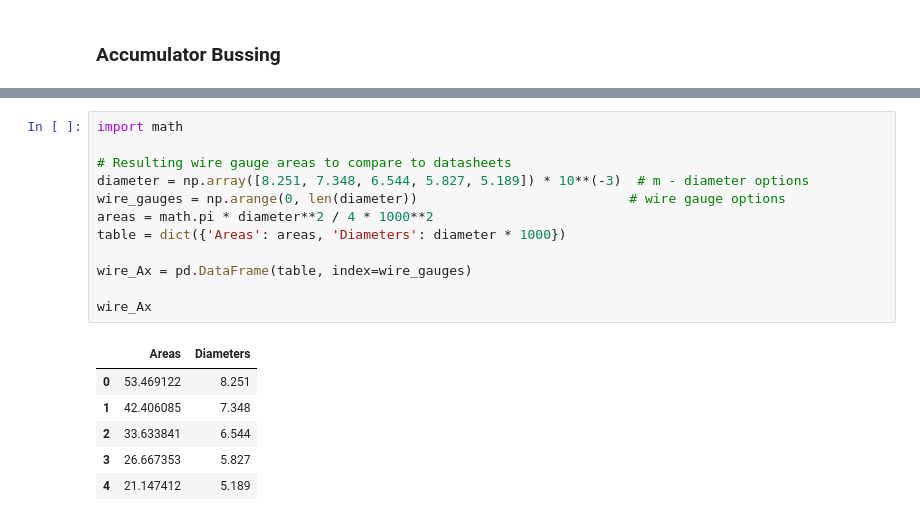
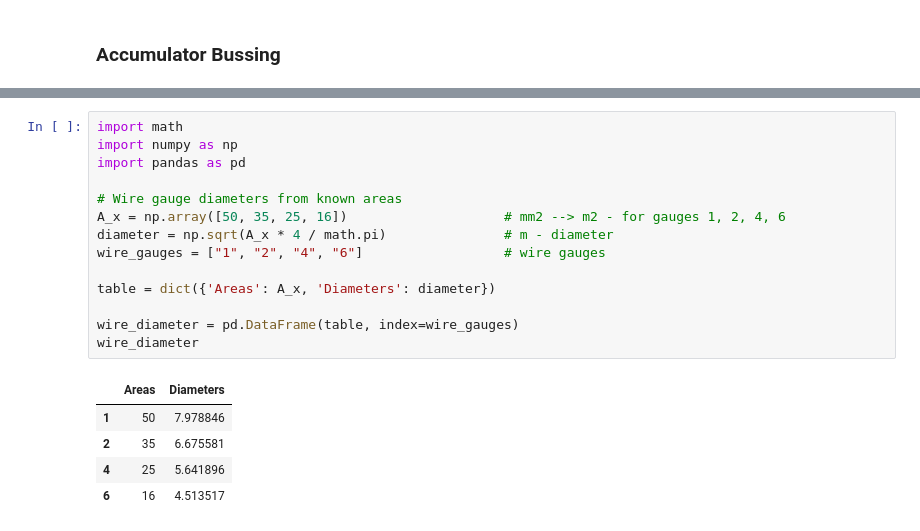
Before and after one commit to UBCFormulaElectric/LapSim, a Jupyter notebook: validation/Busbar Design/busbars.ipynb, the cells around one changed output, grey strips where cells are left out. Saved outputs shown, nothing was run; the diff lists cells and outputs as text.

```diff
--- a/validation/Busbar Design/busbars.ipynb
+++ b/validation/Busbar Design/busbars.ipynb
@@ -221,19 +221,20 @@ array([0, 1, 2, 3, 4])
-# %%
-import math
-
-# Resulting wire gauge areas to compare to datasheets
-diameter = np.array([8.251, 7.348, 6.544, 5.827, 5.189]) * 10**(-3)  # m - diameter options
-wire_gauges = np.arange(0, len(diameter))                           # wire gauge options
-areas = math.pi * diameter**2 / 4 * 1000**2
-table = dict({'Areas': areas, 'Diameters': diameter * 1000})
-
-wire_Ax = pd.DataFrame(table, index=wire_gauges)
-
-wire_Ax
-# %% [output]
-|  | Areas | Diameters |
-| 0 | 53.469122 | 8.251 |
-| 1 | 42.406085 | 7.348 |
-| 2 | 33.633841 | 6.544 |
-| 3 | 26.667353 | 5.827 |
-| 4 | 21.147412 | 5.189 |
+# %%
+import math
+import numpy as np
+import pandas as pd
+
+# Wire gauge diameters from known areas
+A_x = np.array([50, 35, 25, 16])                    # mm2 --> m2 - for gauges 1, 2, 4, 6
+diameter = np.sqrt(A_x * 4 / math.pi)               # m - diameter
+wire_gauges = ["1", "2", "4", "6"]                  # wire gauges
+
+table = dict({'Areas': A_x, 'Diameters': diameter})
+
+wire_diameter = pd.DataFrame(table, index=wire_gauges)
+wire_diameter
+# %% [output]
+|  | Areas | Diameters |
+| 1 | 50 | 7.978846 |
+| 2 | 35 | 6.675581 |
+| 4 | 25 | 5.641896 |
+| 6 | 16 | 4.513517 |
```
Also changed, not shown: parts of 1 cell of this notebook, 6 other files.
